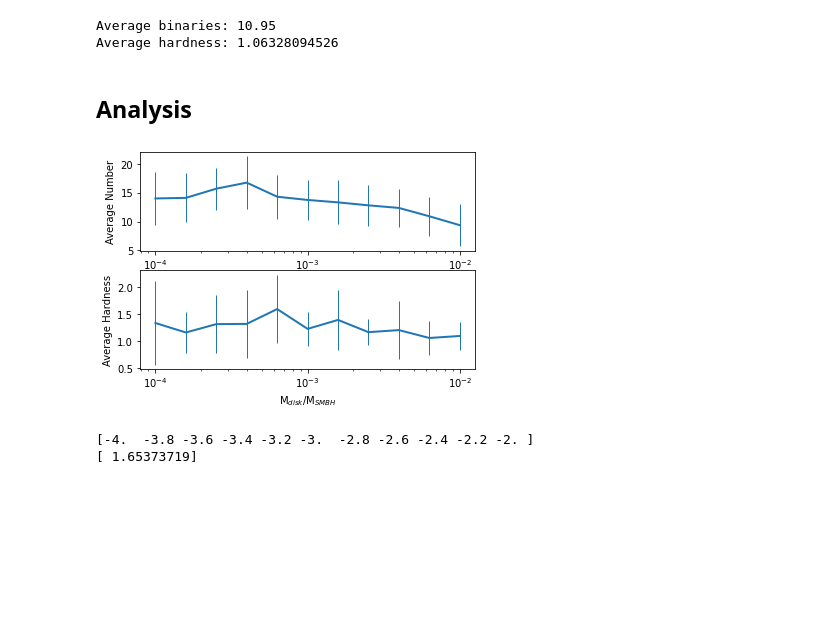
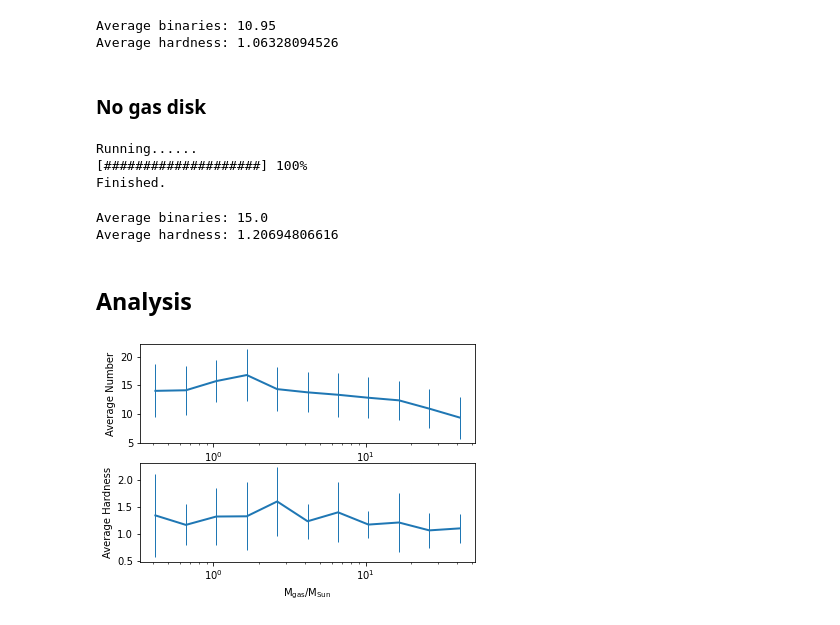
Before and after one commit to Protesticon/BBH_AMUSE, a Jupyter notebook: different_gasdisk.ipynb, the cells around one changed output. Saved outputs shown, nothing was run; the diff lists cells and outputs as text; code cells hidden in the pictures; blank space fills up the shorter version.

```diff
--- a/different_gasdisk.ipynb
+++ b/different_gasdisk.ipynb
@@ -819,3 +819,5 @@ print("Average binaries:", result[10][3], "\nAverage hardness:", result[10][5])
 # %% [output]
 Average binaries: 10.95
 Average hardness: 1.06328094526
+# %% [markdown]
+### No gas disk
@@ -822,35 +908,49 @@ Average hardness: 1.06328094526
+# %%
+Hardness = []
+binary = nbody()
+binary = np.array(binary)
+Hardness.append([len(binary), np.mean(binary[:,1])])
+
+Hardness = np.array(Hardness)
+# %% [output]
+Running......
+[####################] 100%
+Finished.
+# %%
+#Hardness = np.delete(Hardness, 6, 0)
+
+result.append([0, 0, 0, np.mean(Hardness[:,0]), np.std(Hardness[:,0]), np.mean(Hardness[:,1]), np.std(Hardness[:,1])])
+
+print("Average binaries:", result[11][3], "\nAverage hardness:", result[11][5])
+# %% [output]
+Average binaries: 15.0
+Average hardness: 1.20694806616
 # %% [markdown]
 ## Analysis
 # %%
-results = np.array(result)
+results = np.array(result[:-1])
 results = results[results[:,0].argsort()]
 
 plt.subplot(211)
-plt.errorbar(results[:,0], results[:,3], results[:,4], elinewidth=1, linewidth=2)
+plt.errorbar(results[:,0]*SMBH0.mass.number*1e-3, results[:,3], results[:,4], elinewidth=1, linewidth=2)
 plt.xscale("log")
-plt.xlabel(r'M$_{disk}$/M$_{SMBH}$',fontsize=10)
+plt.xlabel(r'M$_\mathrm{gas}$/M$_\mathrm{Sun}$',fontsize=10)
 plt.ylabel('Average Number',fontsize=10)
 
 plt.subplot(212)
-plt.errorbar(results[:,0], results[:,5], results[:,6], elinewidth=1, linewidth=2)
+plt.errorbar(results[:,0]*SMBH0.mass.number*1e-3, results[:,5], results[:,6], elinewidth=1, linewidth=2)
 plt.xscale("log")
-plt.xlabel(r'M$_{disk}$/M$_{SMBH}$',fontsize=10)
+plt.xlabel(r'M$_\mathrm{gas}$/M$_\mathrm{Sun}$',fontsize=10)
 plt.ylabel('Average Hardness',fontsize=10)
 plt.savefig("figure_disk/different_mdisk.png", dpi=200, bbox_inches='tight')
 plt.show()
 
 np.savetxt("different_disk_results.txt", results, fmt='%s', delimiter=',')
 
 import os
 with open('different_disk_results.txt', 'r+') as f:
  content = f.read()
  f.seek(0, 0)
  f.write('#M_disk/M_SMBH,rho/g.cm^-3,N_disk,mean_N,delta_N,mean_hardness,delta_hardness\n'+content)
 # %% [output]
-[figure, old version]
+[figure, new version]
-# %%
-print(np.log10(results[:,0]))
-print(results[3,0]*SMBH.mass.value_in(units.MSun)/1000)
-# %% [output]
-[-4.  -3.8 -3.6 -3.4 -3.2 -3.  -2.8 -2.6 -2.4 -2.2 -2. ]
-[ 1.65373719]
```
Also changed, not shown: parts of 1 cell of this notebook, 9 other files.
